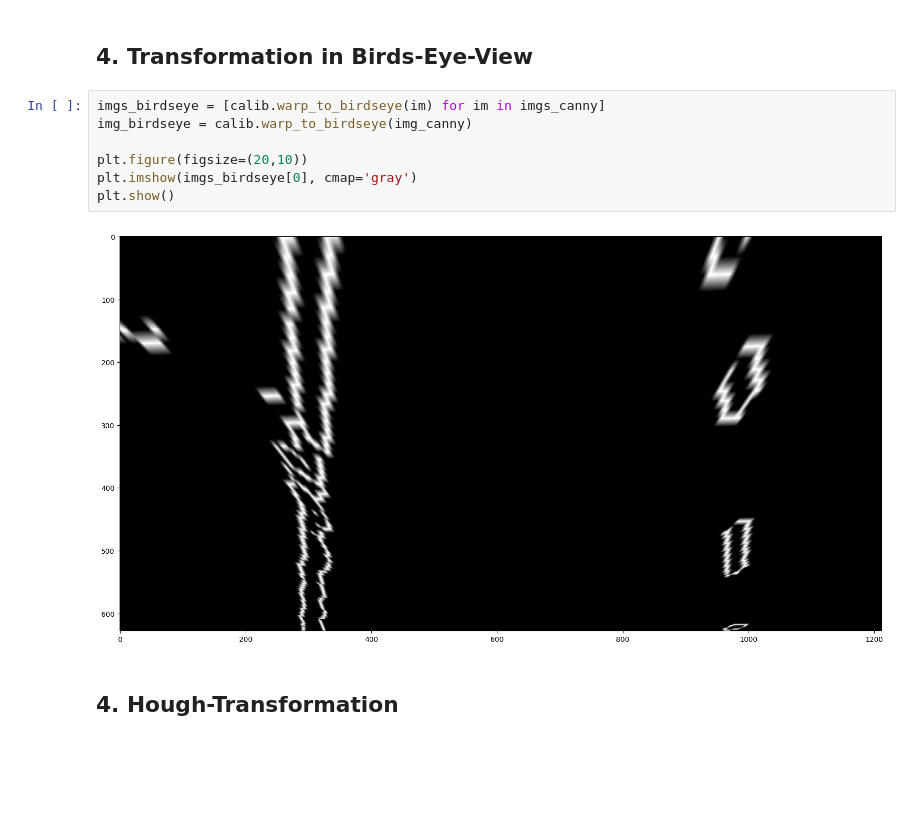
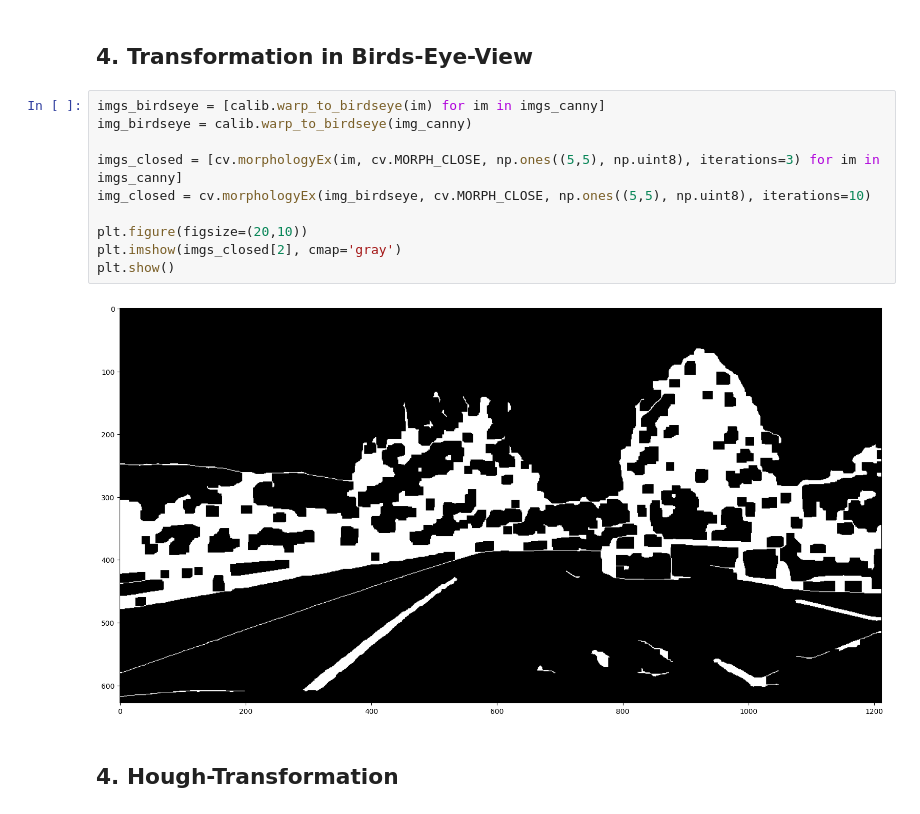
Before and after one commit to Ben-schlch/conventional_lane_detection, a Jupyter notebook: Projekt_Spurerkennung_v2.ipynb, the cells around one changed output. Cells and saved outputs as stored; diff of their text form; blank space fills up the shorter version.

Commit message:
curve fitting

```diff
--- a/Projekt_Spurerkennung_v2.ipynb
+++ b/Projekt_Spurerkennung_v2.ipynb
@@ -91,12 +93,15 @@ for k, im in enumerate(imgs_canny):
 # %%
 imgs_birdseye = [calib.warp_to_birdseye(im) for im in imgs_canny]
 img_birdseye = calib.warp_to_birdseye(img_canny)
 
+imgs_closed = [cv.morphologyEx(im, cv.MORPH_CLOSE, np.ones((5,5), np.uint8), iterations=3) for im in imgs_canny]
+img_closed = cv.morphologyEx(img_birdseye, cv.MORPH_CLOSE, np.ones((5,5), np.uint8), iterations=10)
+
 plt.figure(figsize=(20,10))
-plt.imshow(imgs_birdseye[0], cmap='gray')
+plt.imshow(imgs_closed[2], cmap='gray')
 plt.show()
 # %% [output]
-[figure, old version]
+[figure, new version]
 # %% [markdown]
 ## 4. Hough-Transformation
 # %%
```
Also changed, not shown: parts of 3 cells of this notebook.
